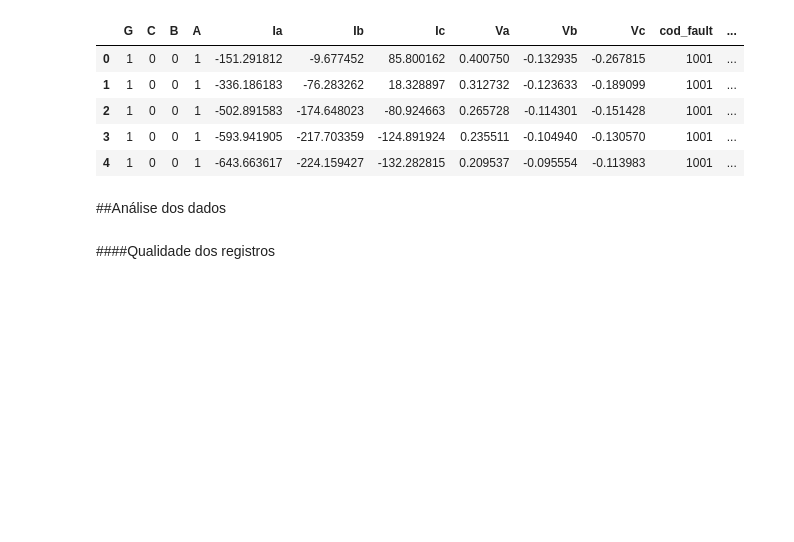
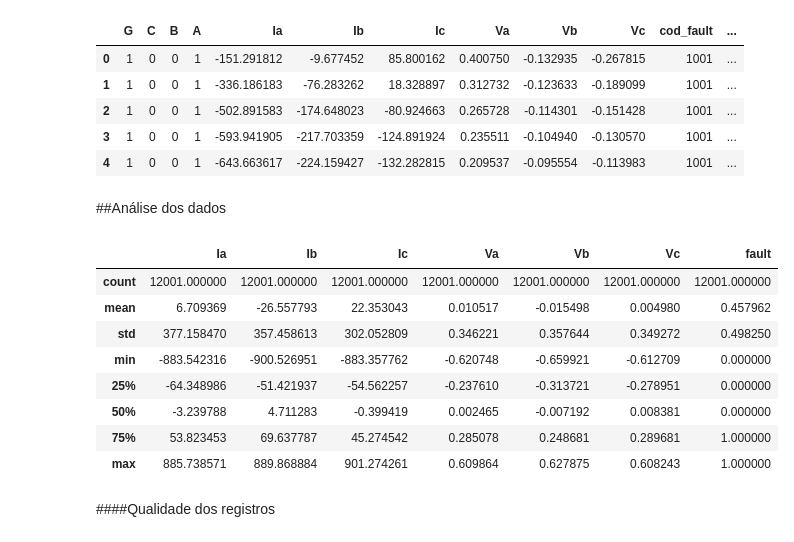
Before and after one commit to romerofernandes/class_fault, a Jupyter notebook: class_fault.ipynb, the cells around one changed output. Saved outputs shown, nothing was run; the diff lists cells and outputs as text; code cells hidden in the pictures; blank space fills up the shorter version.

```diff
--- a/class_fault.ipynb
+++ b/class_fault.ipynb
@@ -141,6 +126,18 @@ df_fault_test.head()
 | 4 | 1 | 0 | 0 | 1 | -643.663617 | -224.159427 | -132.282815 | 0.209537 | -0.095554 | -0.113983 | 1001 | ... |
 # %% [markdown]
 ##Análise dos dados
+# %%
+df_fault.describe()
+# %% [output]
+|  | Ia | Ib | Ic | Va | Vb | Vc | fault |
+| count | 12001.000000 | 12001.000000 | 12001.000000 | 12001.000000 | 12001.000000 | 12001.000000 | 12001.000000 |
+| mean | 6.709369 | -26.557793 | 22.353043 | 0.010517 | -0.015498 | 0.004980 | 0.457962 |
+| std | 377.158470 | 357.458613 | 302.052809 | 0.346221 | 0.357644 | 0.349272 | 0.498250 |
+| min | -883.542316 | -900.526951 | -883.357762 | -0.620748 | -0.659921 | -0.612709 | 0.000000 |
+| 25% | -64.348986 | -51.421937 | -54.562257 | -0.237610 | -0.313721 | -0.278951 | 0.000000 |
+| 50% | -3.239788 | 4.711283 | -0.399419 | 0.002465 | -0.007192 | 0.008381 | 0.000000 |
+| 75% | 53.823453 | 69.637787 | 45.274542 | 0.285078 | 0.248681 | 0.289681 | 1.000000 |
+| max | 885.738571 | 889.868884 | 901.274261 | 0.609864 | 0.627875 | 0.608243 | 1.000000 |
 # %% [markdown]
 ####Qualidade dos registros
 # %% [markdown]
```
Also changed, not shown: parts of 36 cells of this notebook.
